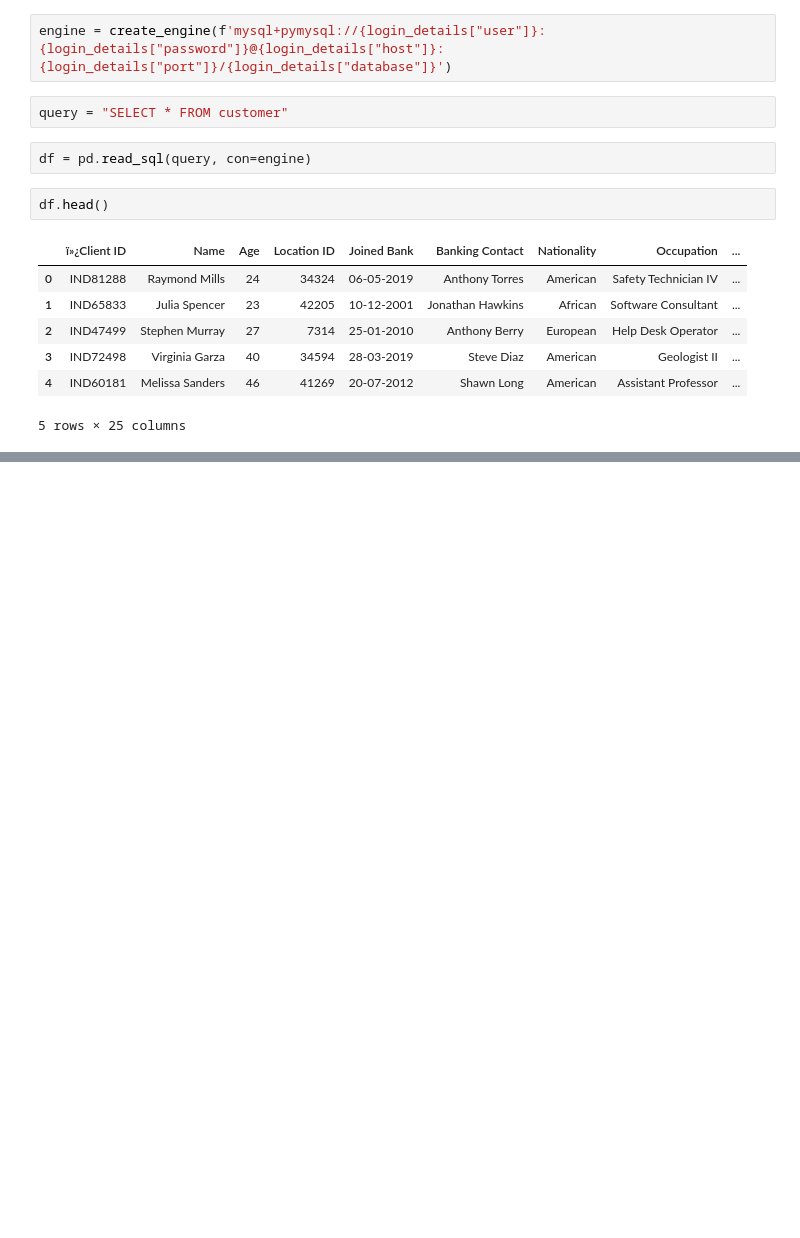
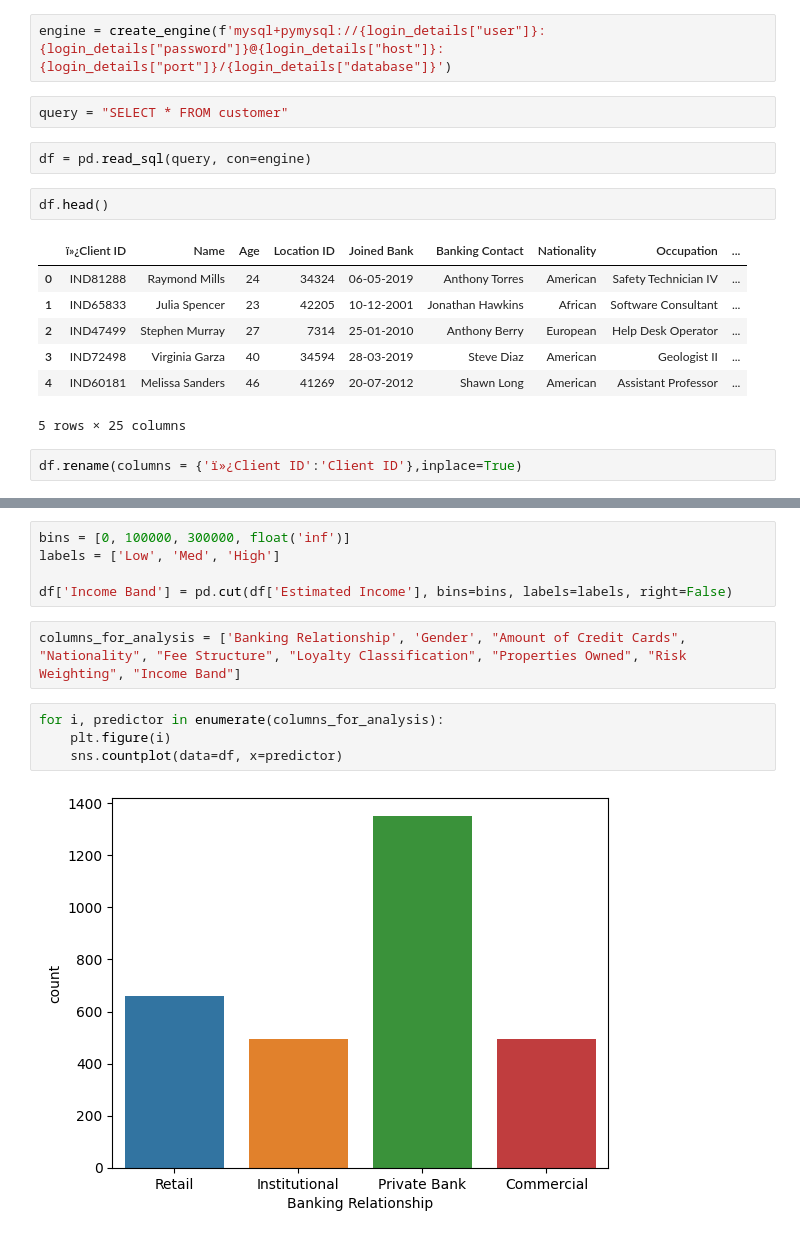
Before and after one commit to NishivSingh/Credit-Risk-Analysis, a Jupyter notebook: eda.ipynb, the cells around one changed output, grey strips where cells are left out. Saved outputs shown, nothing was run; the diff lists cells and outputs as text; blank space fills up the shorter version.

```diff
--- a/eda.ipynb
+++ b/eda.ipynb
@@ -18,3 +23,5 @@ df.head()
 | 3 | IND72498 | Virginia Garza | 40 | 34594 | 28-03-2019 | Steve Diaz | American | Geologist II | ... |
 | 4 | IND60181 | Melissa Sanders | 46 | 41269 | 20-07-2012 | Shawn Long | American | Assistant Professor | ... |
 5 rows × 25 columns
+# %%
+df.rename(columns = {'ï»¿Client ID':'Client ID'},inplace=True)
@@ -20,0 +84,13 @@ df.head()
+# %%
+bins = [0, 100000, 300000, float('inf')]
+labels = ['Low', 'Med', 'High']
+
+df['Income Band'] = pd.cut(df['Estimated Income'], bins=bins, labels=labels, right=False)
+# %%
+columns_for_analysis = ['Banking Relationship', 'Gender', "Amount of Credit Cards", "Nationality", "Fee Structure", "Loyalty Classification", "Properties Owned", "Risk Weighting", "Income Band"]
+# %%
+for i, predictor in enumerate(columns_for_analysis):
+    plt.figure(i)
+    sns.countplot(data=df, x=predictor)
+# %% [output]
+[figure, added]
```
Also changed, not shown: parts of 12 cells of this notebook.
